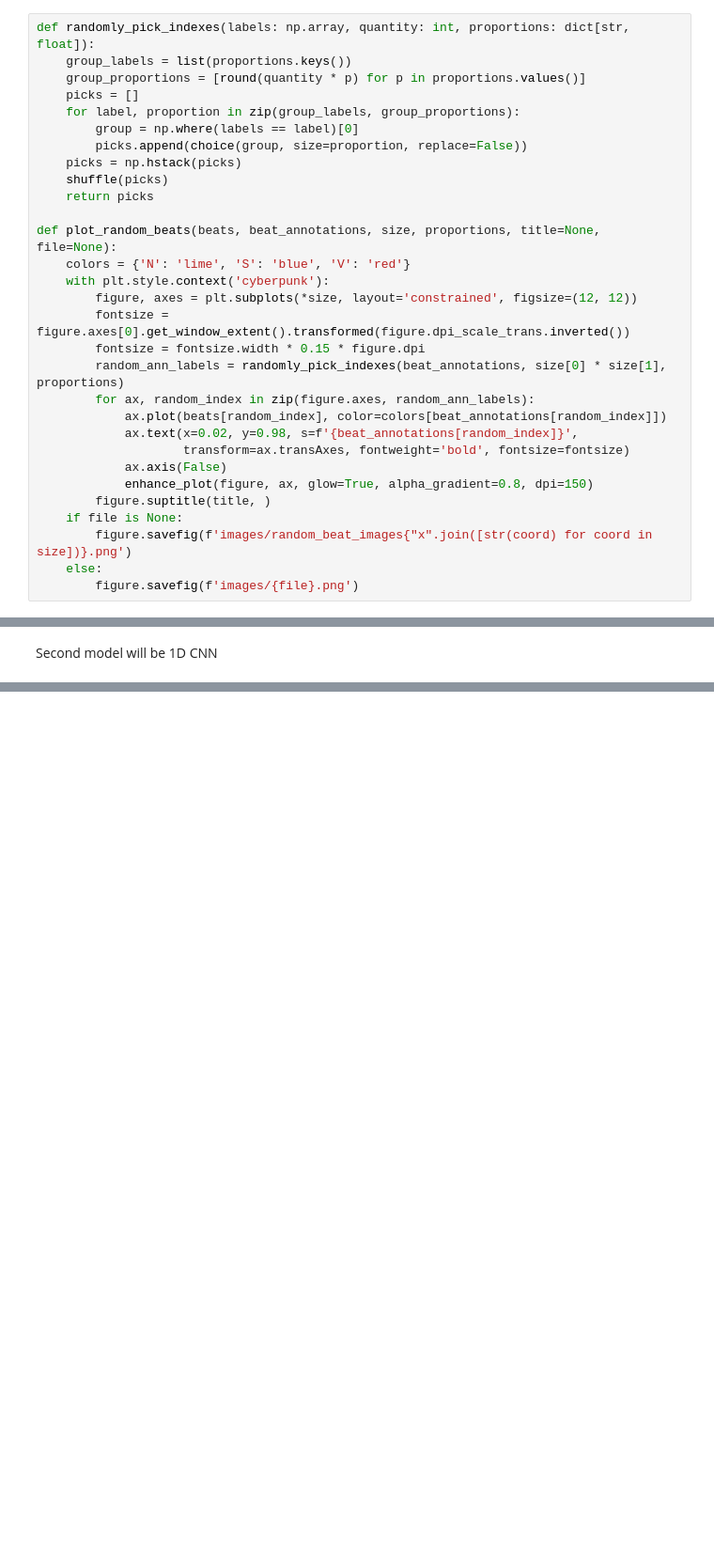
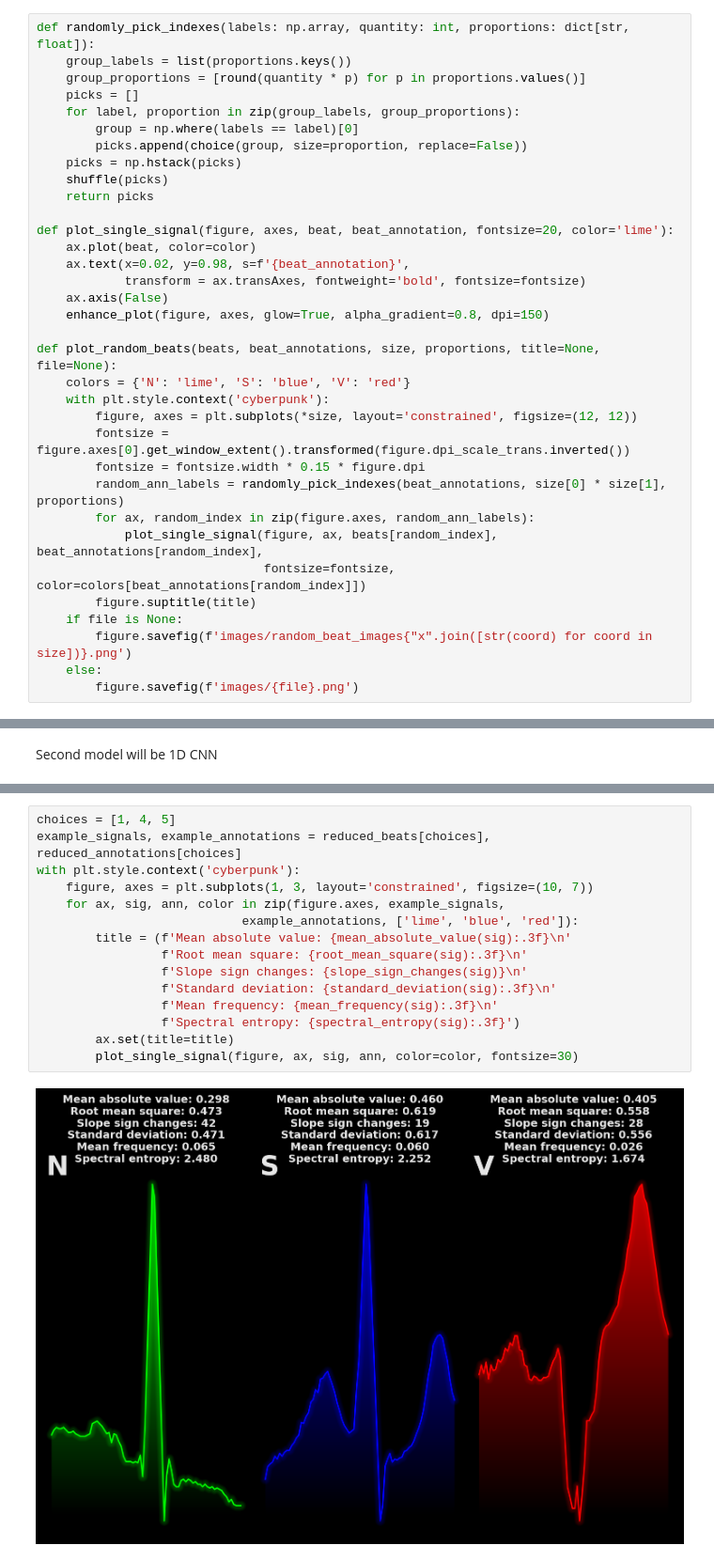
Before and after one commit to Yolonek/MachineLearningApplications, a Jupyter notebook: 3.ECG/MLPforECG.ipynb, the cells around one changed output, grey strips where cells are left out. Shown at 94% size. Drawn from its saved outputs; the diff is of its cells as text; blank space fills up the shorter version.

```diff
--- a/3.ECG/MLPforECG.ipynb
+++ b/3.ECG/MLPforECG.ipynb
@@ -64,6 +62,13 @@ def randomly_pick_indexes(labels: np.array, quantity: int, proportions: dict[str
     shuffle(picks)
     return picks
 
+def plot_single_signal(figure, axes, beat, beat_annotation, fontsize=20, color='lime'):
+    ax.plot(beat, color=color)
+    ax.text(x=0.02, y=0.98, s=f'{beat_annotation}',
+            transform = ax.transAxes, fontweight='bold', fontsize=fontsize)
+    ax.axis(False)
+    enhance_plot(figure, axes, glow=True, alpha_gradient=0.8, dpi=150)
+
 def plot_random_beats(beats, beat_annotations, size, proportions, title=None, file=None):
     colors = {'N': 'lime', 'S': 'blue', 'V': 'red'}
     with plt.style.context('cyberpunk'):
@@ -72,12 +77,9 @@ def plot_random_beats(beats, beat_annotations, size, proportions, title=None, fi
         fontsize = fontsize.width * 0.15 * figure.dpi
         random_ann_labels = randomly_pick_indexes(beat_annotations, size[0] * size[1], proportions)
         for ax, random_index in zip(figure.axes, random_ann_labels):
-            ax.plot(beats[random_index], color=colors[beat_annotations[random_index]])
-            ax.text(x=0.02, y=0.98, s=f'{beat_annotations[random_index]}',
-                    transform=ax.transAxes, fontweight='bold', fontsize=fontsize)
-            ax.axis(False)
-            enhance_plot(figure, ax, glow=True, alpha_gradient=0.8, dpi=150)
-        figure.suptitle(title, )
+            plot_single_signal(figure, ax, beats[random_index], beat_annotations[random_index],
+                               fontsize=fontsize, color=colors[beat_annotations[random_index]])
+        figure.suptitle(title)
     if file is None:
         figure.savefig(f'images/random_beat_images{"x".join([str(coord) for coord in size])}.png')
     else:
@@ -441,0 +475,17 @@ Time: 466.717 seconds
+# %%
+choices = [1, 4, 5]
+example_signals, example_annotations = reduced_beats[choices], reduced_annotations[choices]
+with plt.style.context('cyberpunk'):
+    figure, axes = plt.subplots(1, 3, layout='constrained', figsize=(10, 7))
+    for ax, sig, ann, color in zip(figure.axes, example_signals,
+                            example_annotations, ['lime', 'blue', 'red']):
+        title = (f'Mean absolute value: {mean_absolute_value(sig):.3f}\n'
+                 f'Root mean square: {root_mean_square(sig):.3f}\n'
+                 f'Slope sign changes: {slope_sign_changes(sig)}\n'
+                 f'Standard deviation: {standard_deviation(sig):.3f}\n'
+                 f'Mean frequency: {mean_frequency(sig):.3f}\n'
+                 f'Spectral entropy: {spectral_entropy(sig):.3f}')
+        ax.set(title=title)
+        plot_single_signal(figure, ax, sig, ann, color=color, fontsize=30)
+# %% [output]
+[figure, added]
```
Also changed, not shown: parts of 7 cells of this notebook.
